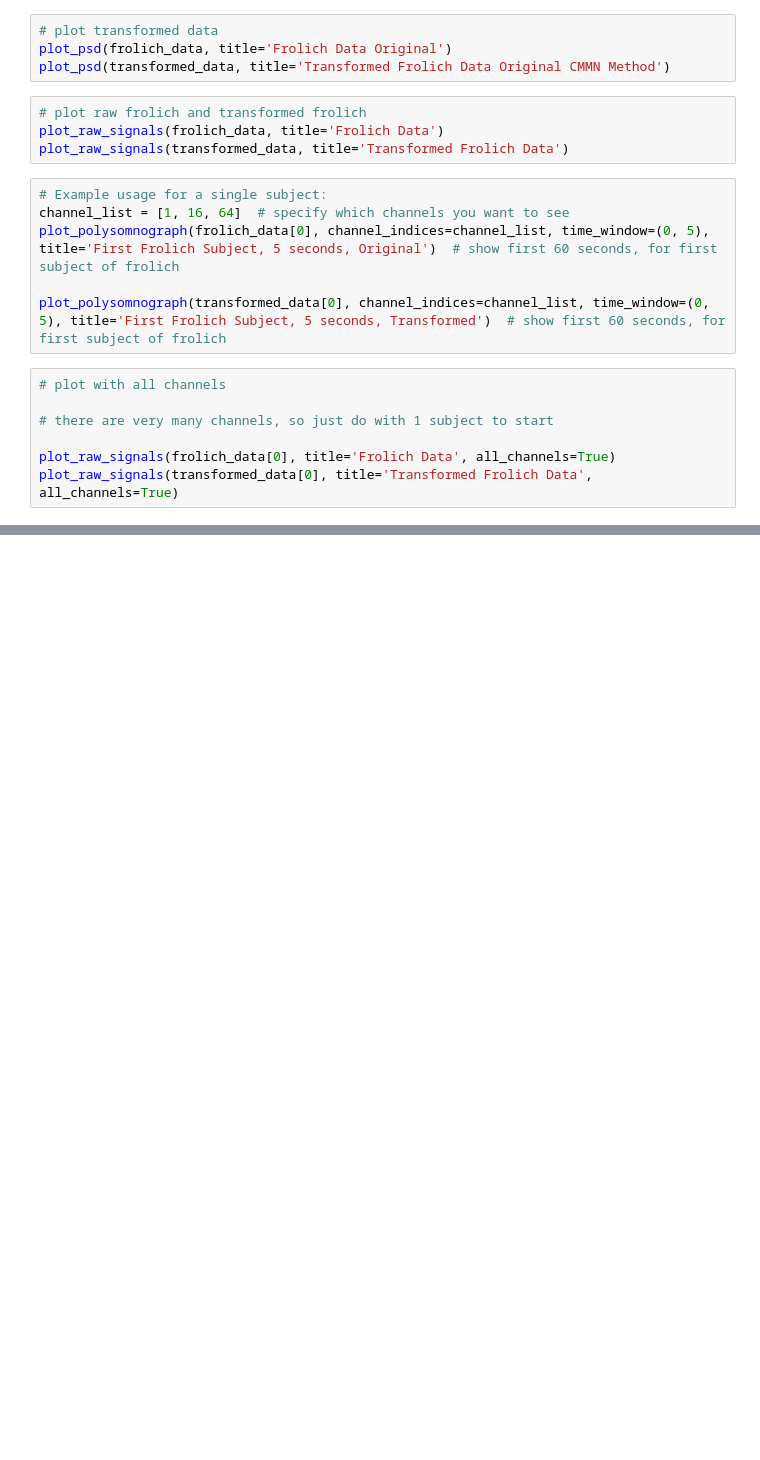
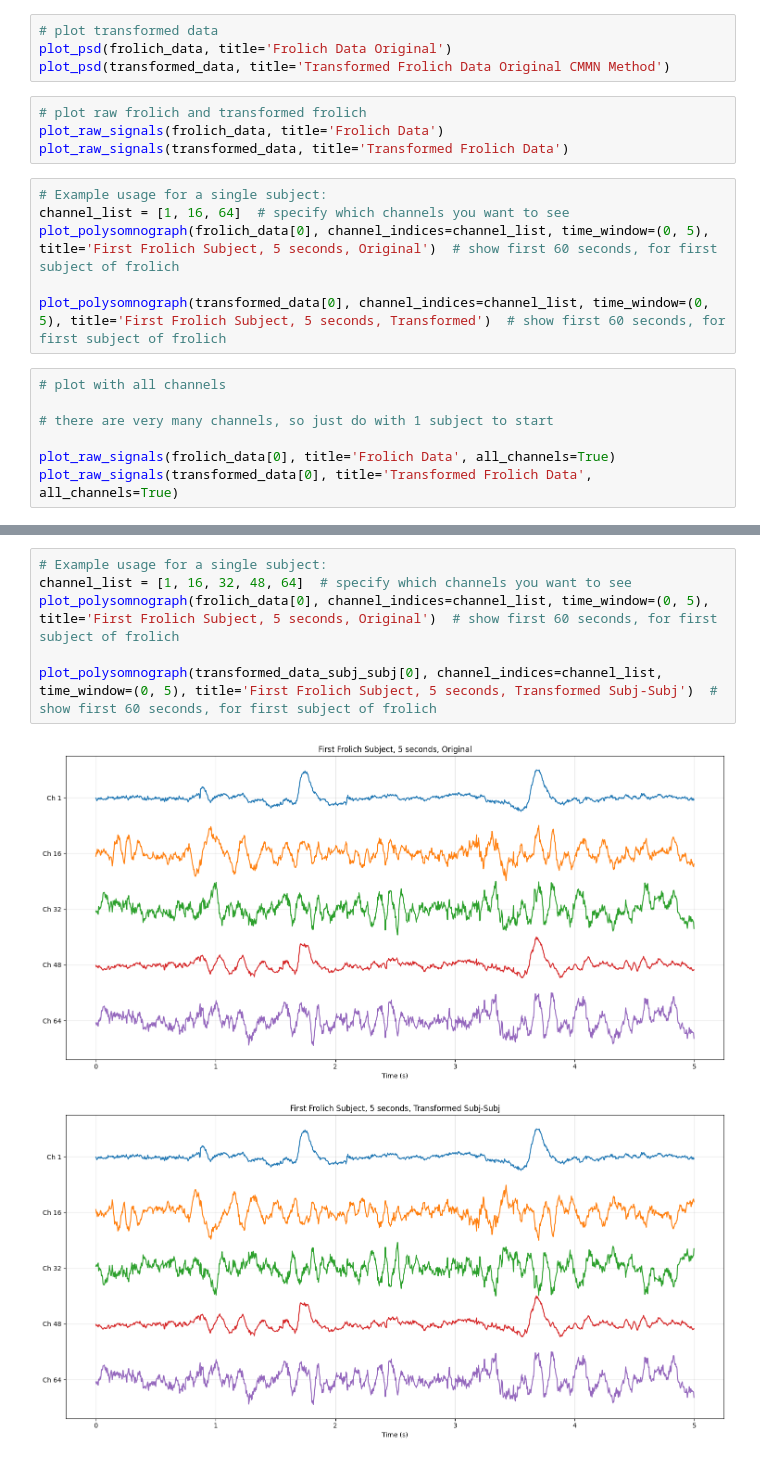
Before and after one commit to cniel-ud/ICWaves, a Jupyter notebook: notebooks/CMMN_gdrive.ipynb, the cells around one changed output, grey strips where cells are left out. Saved outputs shown, nothing was run; the diff lists cells and outputs as text; blank space fills up the shorter version.

Commit message:
transforms all working in this notebook now. todo: caviness job

```diff
--- a/notebooks/CMMN_gdrive.ipynb
+++ b/notebooks/CMMN_gdrive.ipynb
@@ -625,0 +598,9 @@ plot_psd(transformed_data_subj_subj, title='Transformed Frolich Data. Subj-Subj
+# %%
+# Example usage for a single subject:
+channel_list = [1, 16, 32, 48, 64]  # specify which channels you want to see
+plot_polysomnograph(frolich_data[0], channel_indices=channel_list, time_window=(0, 5), title='First Frolich Subject, 5 seconds, Original')  # show first 60 seconds, for first subject of frolich
+
+plot_polysomnograph(transformed_data_subj_subj[0], channel_indices=channel_list, time_window=(0, 5), title='First Frolich Subject, 5 seconds, Transformed Subj-Subj')  # show first 60 seconds, for first subject of frolich
+# %% [output]
+[figure, added]
+[figure, added]
```
Also changed, not shown: parts of 8 cells of this notebook.
